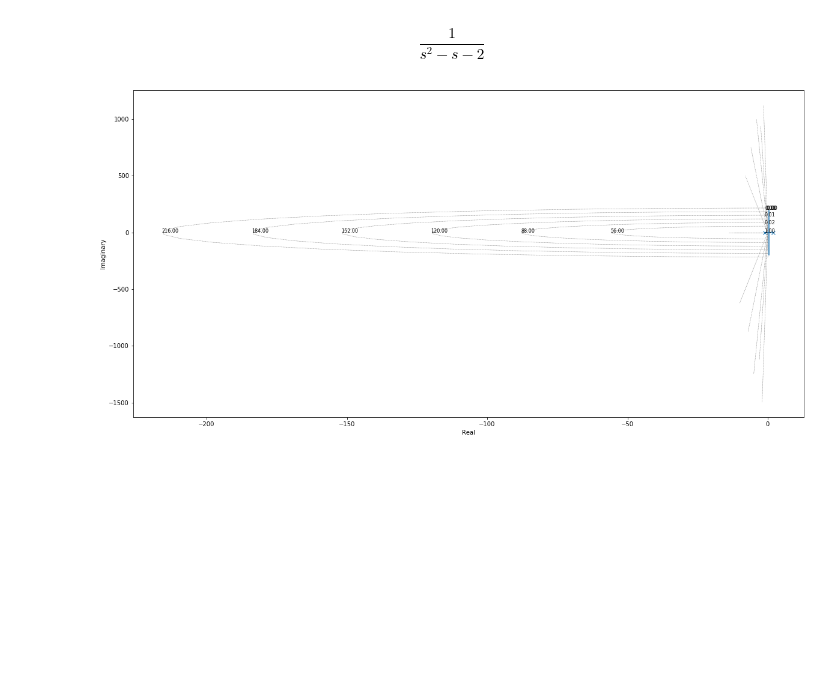
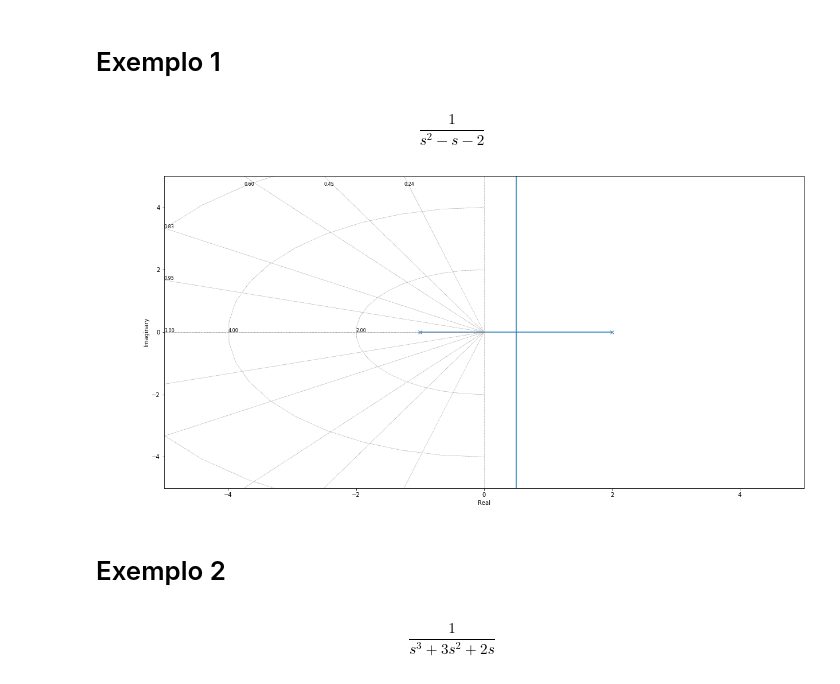
Before and after one commit to kenzosakiyama/controle, a Jupyter notebook: lugar_das_raizes.ipynb, the cells around one changed output. Saved outputs shown, nothing was run; the diff lists cells and outputs as text; code cells hidden in the pictures; blank space fills up the shorter version.

```diff
--- a/lugar_das_raizes.ipynb
+++ b/lugar_das_raizes.ipynb
@@ -3,6 +3,8 @@ from control import *
 import numpy as np
 import matplotlib.pyplot as plt
 plt.rcParams["figure.figsize"] = (20,10)
+# %% [markdown]
+# Exemplo 1
 # %%
 example = TransferFunction([1], [1, 1]) * TransferFunction([1], [1, -2])
 # %%
@@ -10,6 +12,6 @@ example
 # %% [output]
 $$\frac{1}{s^2 - s - 2}$$
 # %%
-_ = root_locus(example, kvect=np.linspace(0, 10, 10))
+_ = root_locus(example, kvect=np.linspace(0, 7, 100), xlim=(-5, 5), ylim=(-5, 5))
 # %% [output]
-[figure, old version]
+[figure, new version]
@@ -17,0 +18,2 @@ x_array, y_array = impulse_response(example)
+# %% [markdown]
+# Exemplo 2
@@ -17,0 +22,4 @@ x_array, y_array = impulse_response(example)
+# %%
+ex
+# %% [output]
+$$\frac{1}{s^3 + 3 s^2 + 2 s}$$
```
Also changed, not shown: parts of 14 cells of this notebook.
